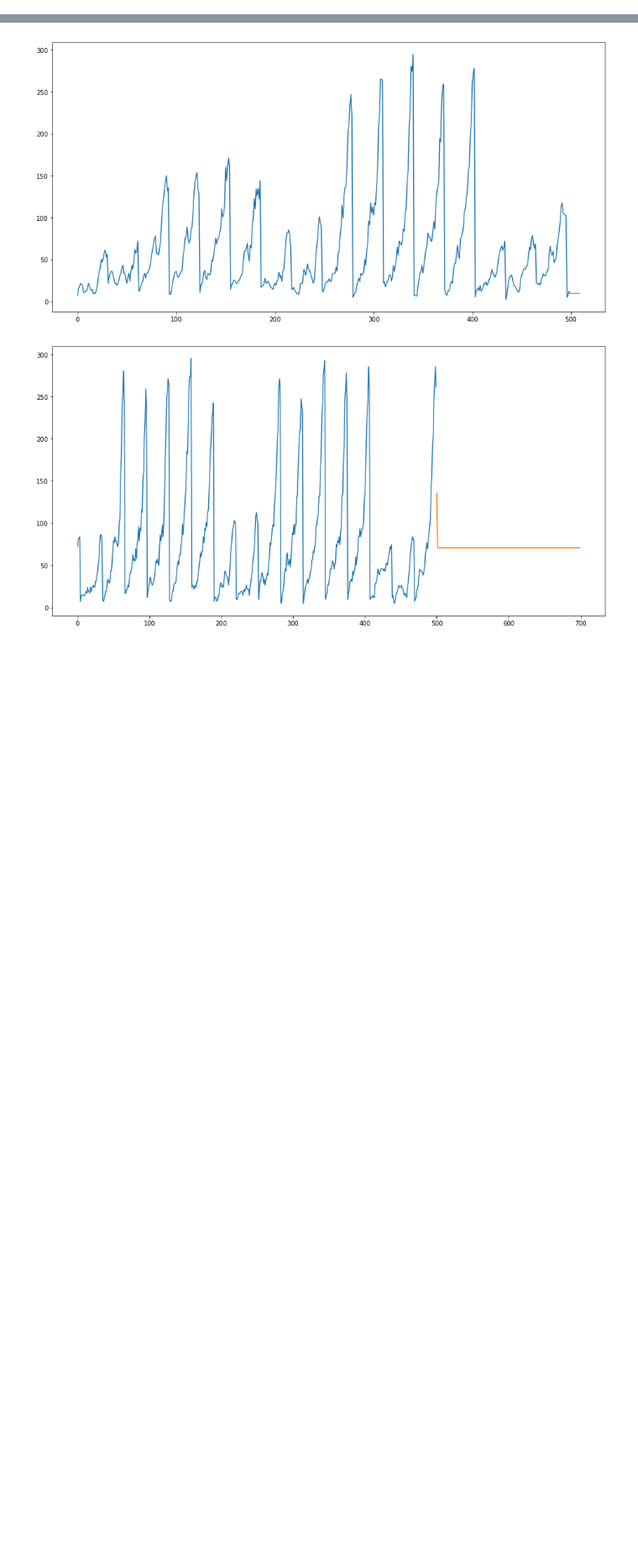
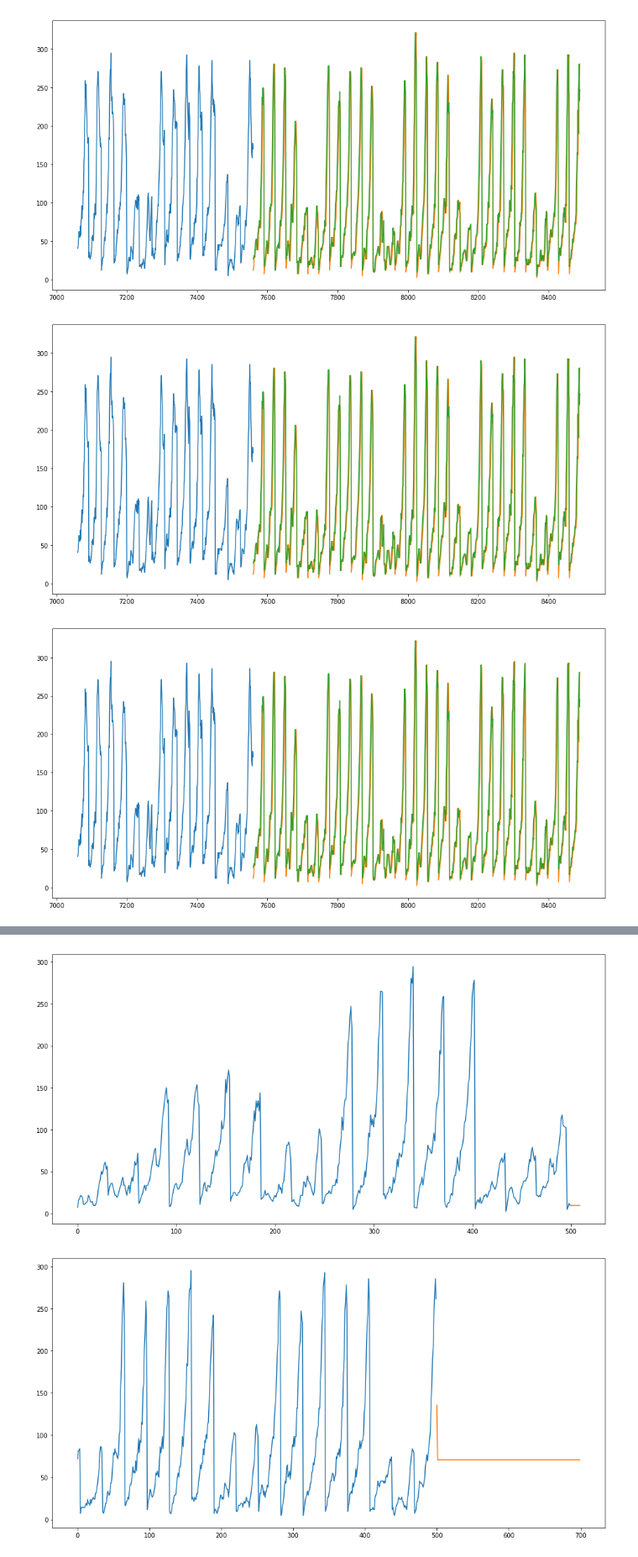
Before and after one commit to victorchan314/arterial_traffic_flow_predictor, a Jupyter notebook: ipynb/armax.ipynb, the cells around one changed output, grey strips where cells are left out. Shown at 84% size. Drawn from its saved outputs; the diff is of its cells as text; code cells hidden in the pictures; blank space fills up the shorter version.

Commit message:
Add SARIMAX model for just one approach for now

```diff
--- a/ipynb/armax.ipynb
+++ b/ipynb/armax.ipynb
@@ -51,0 +82,2 @@ x.shape
+# %%
+exog_train = convert_to_fourier(ts_train)
@@ -151,0 +146,13 @@ array([9.56670386])
+# %%
+orders = [
+    [(1, 1, 0), (0, 0, 0, 0)],
+    [(0, 1, 1), (0, 0, 0, 0)],
+#     [(1, 1, 1), (0, 0, 0, 0)],
+#     [(1, 1, 0), (1, 0, 0, 36)],
+#     [(0, 1, 1), (1, 0, 0, 36)],
+#     [(1, 1, 1), (1, 0, 0, 36)],
+    [(0, 1, 1), (0, 1, 0, 36)],
+    [(1, 1, 1), (0, 1, 0, 36)],
+    [(0, 1, 1), (0, 1, 1, 36)],
+    [(1, 1, 1), (0, 1, 1, 36)],
+]
@@ -151,0 +203,8 @@ array([9.56670386])
+# %%
+res = []
+preds = []
+
+for order, seasonal_order in orders:
+    results, predictions = fit_sarimax(x, exog_train, order, seasonal_order, x_val, y_val, x_ts_val, y_ts_val)
+    res.append(results)
+    preds.append(predictions)
@@ -151,0 +263,14 @@ array([9.56670386])
+# %%
+def plot_predictions(x, x_val, predictions, n=500):
+    plt.figure(figsize=(16, 8))
+    plt.plot(np.arange(x.shape[0])[-n:], x[-n:])
+    plt.plot(np.arange(x.shape[0], x.shape[0] + x_val.shape[0]), x_val)
+    plt.plot(np.arange(x.shape[0], x.shape[0] + x_val.shape[0]), predictions[:, 0])
+    plt.show()
+# %%
+for pred in preds:
+    plot_predictions(x, x_val[:, 0], pred)
+# %% [output]
+[figure, added]
+[figure, added]
+[figure, added]
```
Also changed, not shown: parts of 38 cells of this notebook, 4 other files.
